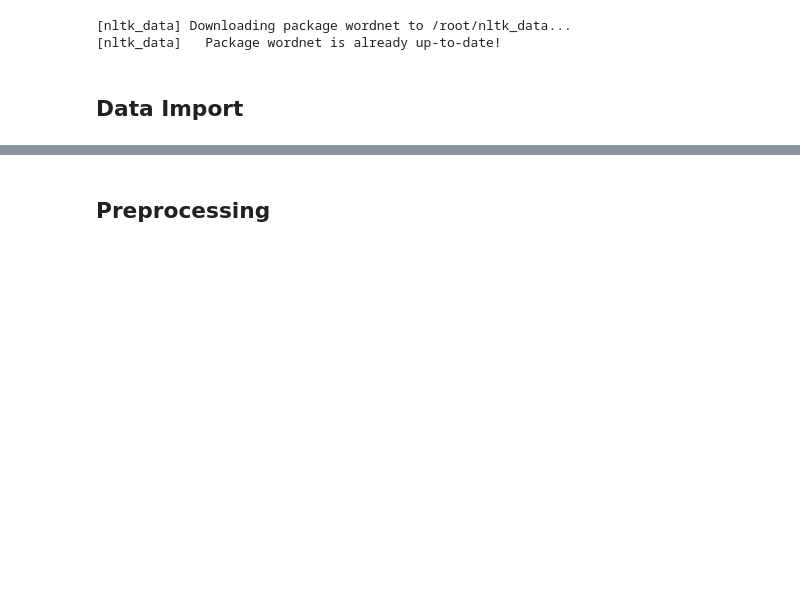
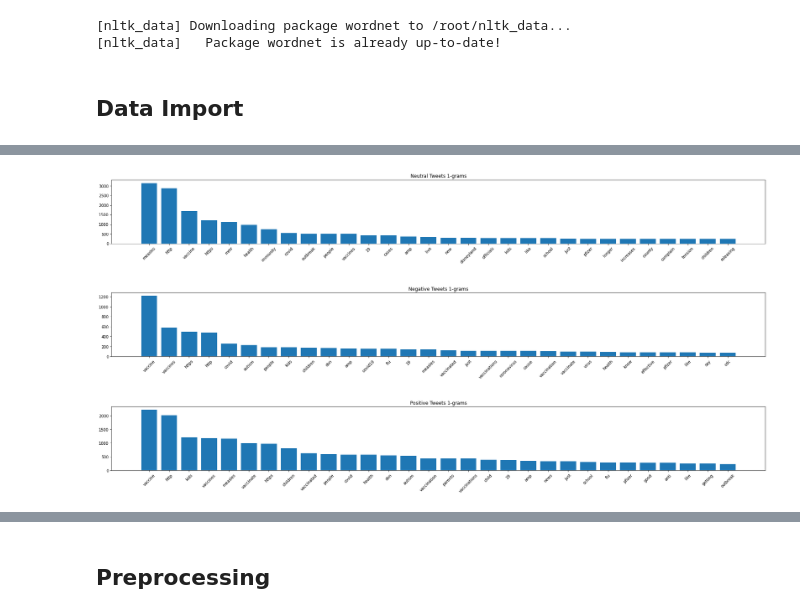
Before and after one commit to d-maniatakos/covid19-vaccine-sentiment-analysis, a Jupyter notebook: vaccine_sentiment_classifier.ipynb, the cells around one changed output, grey strips where cells are left out. Saved outputs shown, nothing was run; the diff lists cells and outputs as text; code cells hidden in the pictures; blank space fills up the shorter version.

```diff
--- a/vaccine_sentiment_classifier.ipynb
+++ b/vaccine_sentiment_classifier.ipynb
@@ -42,0 +42,25 @@ positive_tweets = ' '.join(train_data[train_data.label== 2]['tweet'].tolist())
+# %%
+def most_used_ngrams(corpus, max_features=30, ngrams=(2, 3), title=''):
+  plt.figure(figsize=(min(max_features, 30),3))
+  plt.title(title)
+  plt.xticks(rotation=45)
+  vectorizer = CountVectorizer(ngram_range=ngrams,  max_features=max_features, stop_words='english')
+  ngrams = vectorizer.fit_transform(corpus)
+  count_sum = ngrams.toarray().sum(axis=0)
+
+  ngram_series = pd.Series(data=count_sum, index=vectorizer.get_feature_names_out()).sort_values(ascending=False)
+
+  plt.bar(ngram_series.index, ngram_series.values)
+
+
+neutral_tweets = train_data[train_data.label == 0]['tweet'].values
+negative_tweets = train_data[train_data.label == 1]['tweet'].values
+positive_tweets = train_data[train_data.label == 2]['tweet'].values
+# %%
+most_used_ngrams(neutral_tweets, title='Neutral Tweets 1-grams', ngrams=(1,1))
+most_used_ngrams(negative_tweets, title='Negative Tweets 1-grams', ngrams=(1,1))
+most_used_ngrams(positive_tweets, title='Positive Tweets 1-grams', ngrams=(1,1))
+# %% [output]
+[figure, added]
+[figure, added]
+[figure, added]
```
Also changed, not shown: parts of 19 cells of this notebook.
